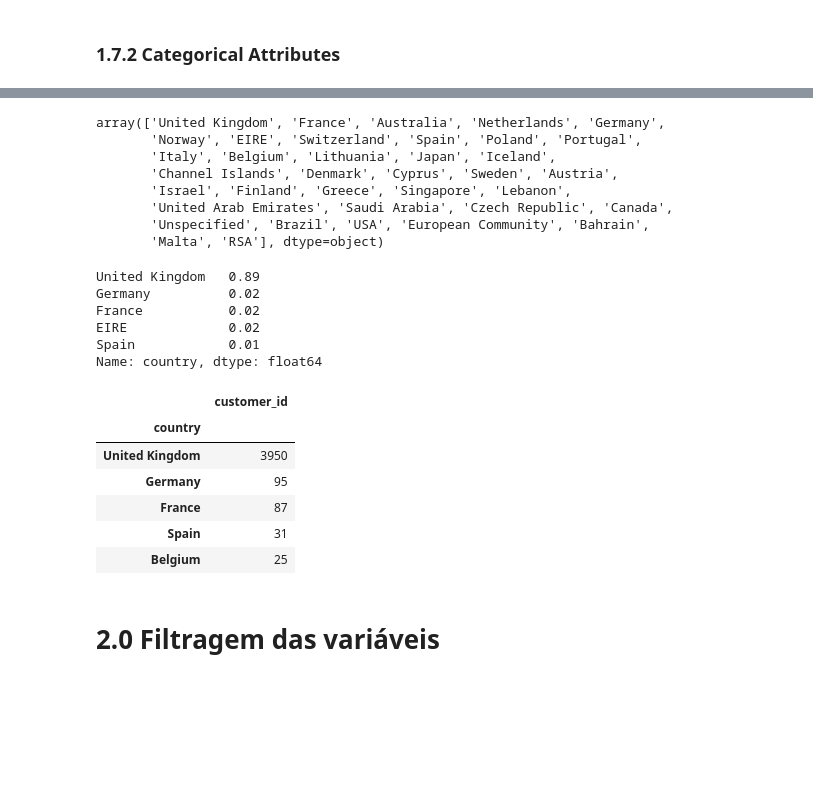
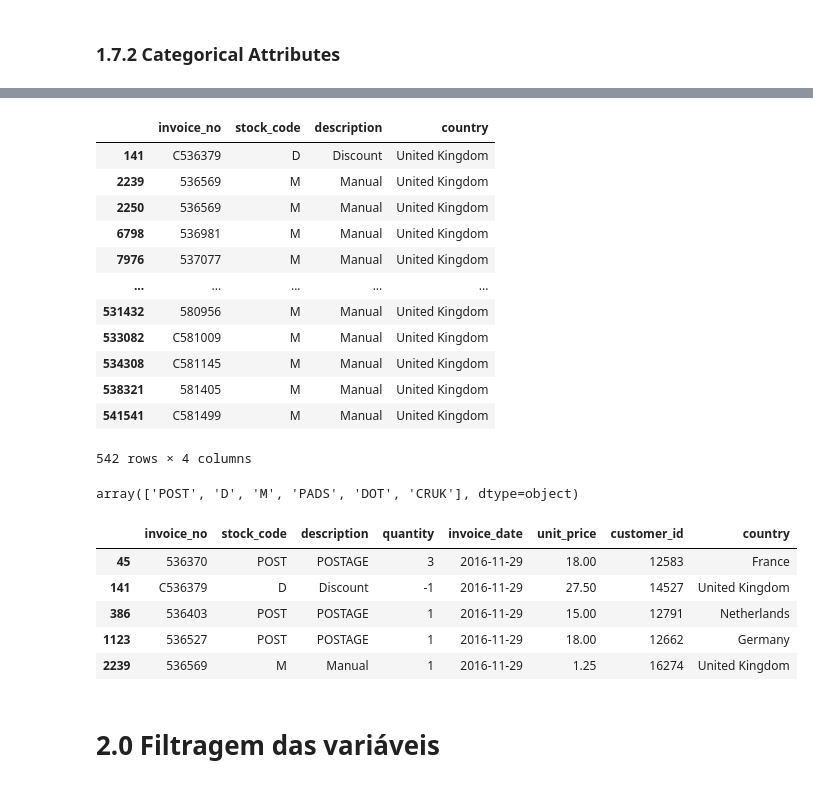
Before and after one commit to PedroPauloMR/pa005_insiderclustering, a Jupyter notebook: notebooks/c0.2-metrics.ipynb, the cells around one changed output, grey strips where cells are left out. Cells and saved outputs as stored; diff of their text form; code cells hidden in the pictures; blank space fills up the shorter version.

```diff
--- a/notebooks/c0.2-metrics.ipynb
+++ b/notebooks/c0.2-metrics.ipynb
@@ -318,35 +297,36 @@ df1.head()
 # %%
-# country
-df1['country'].unique()
+# pegar somente letras
+cat_attributes.loc[cat_attributes['stock_code'].apply( lambda x: bool(re.search('^[a-zA-Z]$', x)) ), 'stock_code'].unique()
+
+cat_attributes.loc[cat_attributes['stock_code'].apply( lambda x: bool(re.search('^[a-zA-Z]$', x)) )]
 # %% [output]
+|  | invoice_no | stock_code | description | country |
+| 141 | C536379 | D | Discount | United Kingdom |
+| 2239 | 536569 | M | Manual | United Kingdom |
+| 2250 | 536569 | M | Manual | United Kingdom |
+| 6798 | 536981 | M | Manual | United Kingdom |
+| 7976 | 537077 | M | Manual | United Kingdom |
+| ... | ... | ... | ... | ... |
+| 531432 | 580956 | M | Manual | United Kingdom |
+| 533082 | C581009 | M | Manual | United Kingdom |
+| 534308 | C581145 | M | Manual | United Kingdom |
+| 538321 | 581405 | M | Manual | United Kingdom |
+| 541541 | C581499 | M | Manual | United Kingdom |
-array(['United Kingdom', 'France', 'Australia', 'Netherlands', 'Germany',
-       'Norway', 'EIRE', 'Switzerland', 'Spain', 'Poland', 'Portugal',
-       'Italy', 'Belgium', 'Lithuania', 'Japan', 'Iceland',
-       'Channel Islands', 'Denmark', 'Cyprus', 'Sweden', 'Austria',
-       'Israel', 'Finland', 'Greece', 'Singapore', 'Lebanon',
-       'United Arab Emirates', 'Saudi Arabia', 'Czech Republic', 'Canada',
-       'Unspecified', 'Brazil', 'USA', 'European Community', 'Bahrain',
-       'Malta', 'RSA'], dtype=object)
+542 rows × 4 columns
 # %%
-df1['country'].value_counts( normalize = True).head()
+# pegar somente letras
+cat_attributes.loc[cat_attributes['stock_code'].apply( lambda x: bool(re.search('^[a-zA-Z]+$', x)) ), 'stock_code'].unique()
 # %% [output]
-United Kingdom   0.89
-Germany          0.02
-France           0.02
-EIRE             0.02
-Spain            0.01
-Name: country, dtype: float64
+array(['POST', 'D', 'M', 'PADS', 'DOT', 'CRUK'], dtype=object)
 # %%
-df1[['country','customer_id']].drop_duplicates().groupby('country').count().sort_values(by = 'customer_id',
-                                                                                        ascending = False).head()
+df1.loc[cat_attributes['stock_code'].apply( lambda x: bool(re.search('^[a-zA-Z]+$', x)) )].head()
 # %% [output]
-|  | customer_id |
-| country |  |
-| United Kingdom | 3950 |
-| Germany | 95 |
-| France | 87 |
-| Spain | 31 |
-| Belgium | 25 |
+|  | invoice_no | stock_code | description | quantity | invoice_date | unit_price | customer_id | country |
+| 45 | 536370 | POST | POSTAGE | 3 | 2016-11-29 | 18.00 | 12583 | France |
+| 141 | C536379 | D | Discount | -1 | 2016-11-29 | 27.50 | 14527 | United Kingdom |
+| 386 | 536403 | POST | POSTAGE | 1 | 2016-11-29 | 15.00 | 12791 | Netherlands |
+| 1123 | 536527 | POST | POSTAGE | 1 | 2016-11-29 | 18.00 | 12662 | Germany |
+| 2239 | 536569 | M | Manual | 1 | 2016-11-29 | 1.25 | 16274 | United Kingdom |
 # %% [markdown]
 # 2.0 Filtragem das variáveis
 # %%
```
Also changed, not shown: parts of 7 cells of this notebook, 13 other files.
